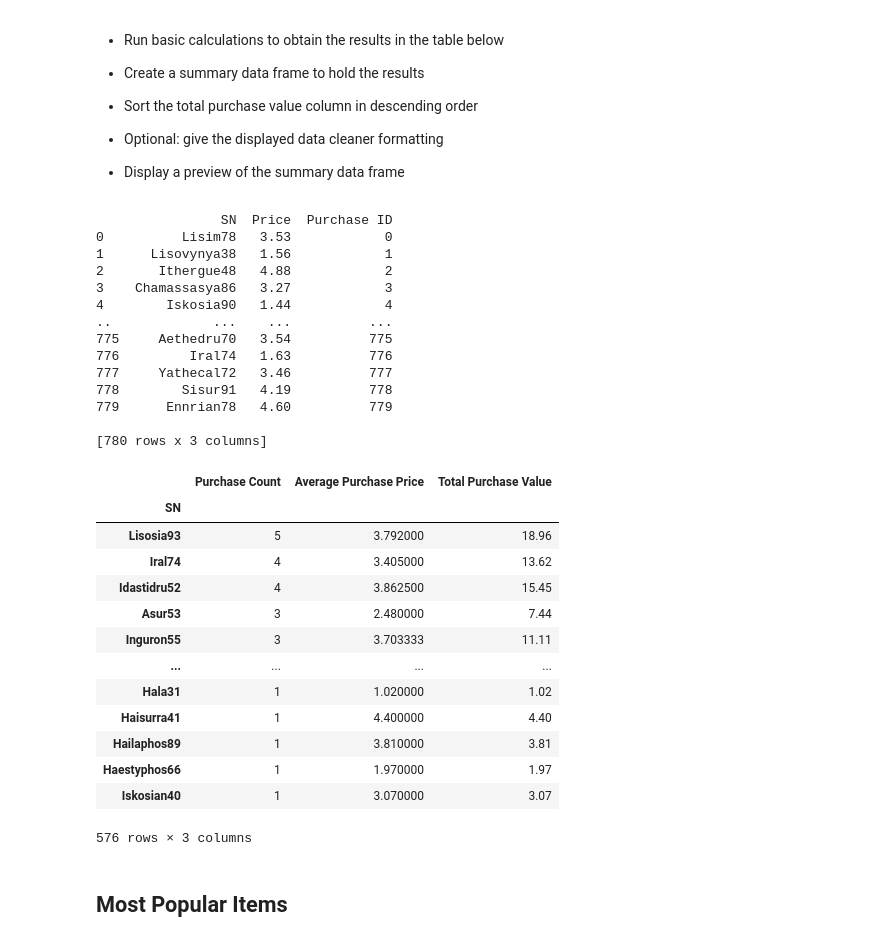
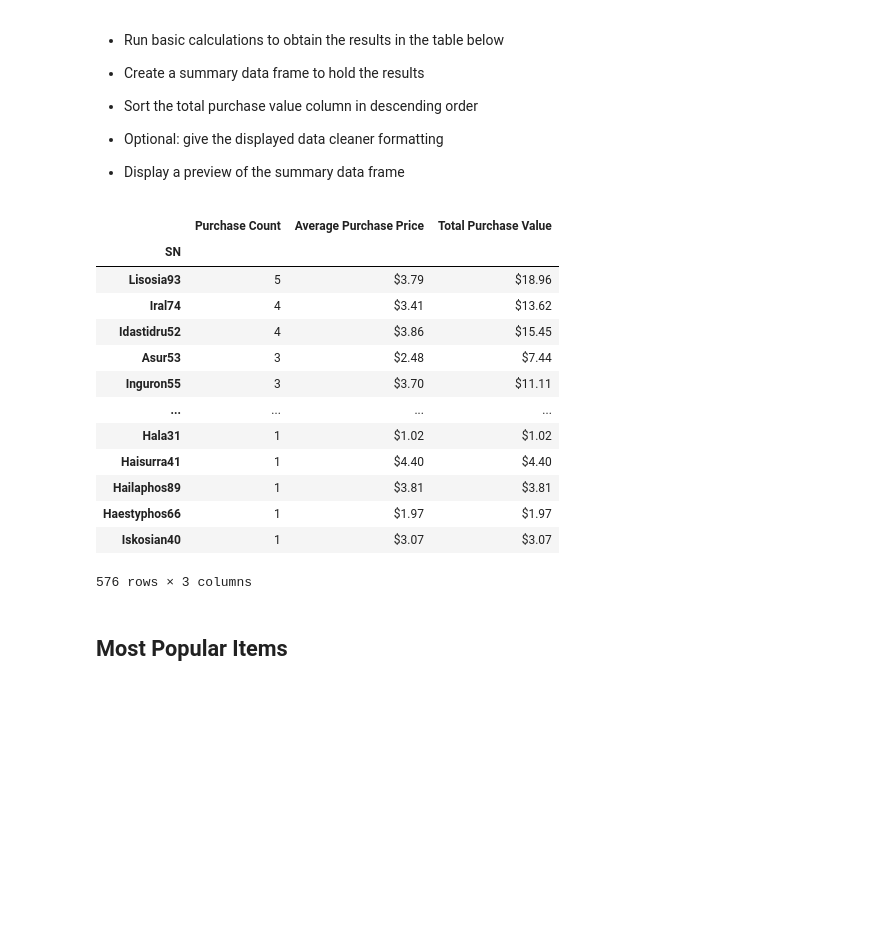
Before and after one commit to chiron-chiron/pandas-challenge, a Jupyter notebook: HeroesOfPymoli/HeroesOfPymoli_starter.ipynb, the cells around one changed output. Cells and saved outputs as stored; diff of their text form; code cells hidden in the pictures; blank space fills up the shorter version.

```diff
--- a/HeroesOfPymoli/HeroesOfPymoli_starter.ipynb
+++ b/HeroesOfPymoli/HeroesOfPymoli_starter.ipynb
@@ -376,67 +376,57 @@ final_summary4
 # %%
 # Read Purchasing File and store into new Pandas data frame
 purchase_data_df2 = pd.read_csv(file_to_load)
+reduced_top_purchase_data_df = purchase_data_df2.loc[:, ["SN","Price","Purchase ID"]]
 
-reduced_top_purchase_data_df = purchase_data_df2.loc[:, ["SN","Price","Purchase ID"]]
-print(reduced_top_purchase_data_df)
 
 # GROUPBY SN
 ## For Purchase Count
 SN_group = reduced_top_purchase_data_df.groupby(["SN"])
 
 ## Retrieve 'Purchase Count'
 SN_group_PC2 = SN_group.count()                                                         # Count
 SN_group_PC_renamed = SN_group_PC2.rename(columns={"Price": "Purchase Count"})          # Rename column
 SN_group_PC_sort = SN_group_PC_renamed.sort_values("Purchase Count", ascending=False)   # Sort accordingly
 final_SN_group_PC = SN_group_PC_sort[["Purchase Count"]]                                # Keep only relevant column
 final_SN_group_PC
 
 ## Retrieve 'Average Purchase Price'
 SN_group_APP = SN_group.mean()                                                          # Average
 SN_group_APP_renamed = SN_group_APP.rename(columns={"Price": "Average Purchase Price"}) # Rename column
 final_SN_group_APP = SN_group_APP_renamed[["Average Purchase Price"]]                   # Keep only relevant column
 final_SN_group_APP
 
 ## Retrieve 'Total Purchase Value'
 SN_group_TPV = SN_group.sum()
 SN_group_TPV_renamed = SN_group_TPV.rename(columns={"Price": "Total Purchase Value"}) # Rename column
 final_SN_group_TPV = SN_group_TPV_renamed[["Total Purchase Value"]]                   # Keep only relevant column
 final_SN_group_TPV
 
 
 ### SUMMARY TABLE
 summary_TS = pd.merge(final_SN_group_PC, final_SN_group_APP, on="SN")
 summary_TS2 = pd.merge(summary_TS, final_SN_group_TPV, on="SN")
+
+
+# Format
+summary_TS2["Average Purchase Price"] = summary_TS2["Average Purchase Price"].astype(float).map("${:,.2f}".format)
+summary_TS2["Total Purchase Value"] = summary_TS2["Total Purchase Value"].astype(float).map("${:,.2f}".format)
 summary_TS2
 # %% [output]
+|  | Purchase Count | Average Purchase Price | Total Purchase Value |
+| SN |  |  |  |
+| Lisosia93 | 5 | $3.79 | $18.96 |
+| Iral74 | 4 | $3.41 | $13.62 |
+| Idastidru52 | 4 | $3.86 | $15.45 |
+| Asur53 | 3 | $2.48 | $7.44 |
+| Inguron55 | 3 | $3.70 | $11.11 |
+| ... | ... | ... | ... |
+| Hala31 | 1 | $1.02 | $1.02 |
+| Haisurra41 | 1 | $4.40 | $4.40 |
+| Hailaphos89 | 1 | $3.81 | $3.81 |
+| Haestyphos66 | 1 | $1.97 | $1.97 |
+| Iskosian40 | 1 | $3.07 | $3.07 |
-                SN  Price  Purchase ID
-0          Lisim78   3.53            0
-1      Lisovynya38   1.56            1
-2       Ithergue48   4.88            2
-3    Chamassasya86   3.27            3
-4        Iskosia90   1.44            4
-..             ...    ...          ...
-775     Aethedru70   3.54          775
-776         Iral74   1.63          776
-777     Yathecal72   3.46          777
-778        Sisur91   4.19          778
-779      Ennrian78   4.60          779
-
-[780 rows x 3 columns]
+576 rows × 3 columns
-|  | Purchase Count | Average Purchase Price | Total Purchase Value |
-| SN |  |  |  |
-| Lisosia93 | 5 | 3.792000 | 18.96 |
-| Iral74 | 4 | 3.405000 | 13.62 |
-| Idastidru52 | 4 | 3.862500 | 15.45 |
-| Asur53 | 3 | 2.480000 | 7.44 |
-| Inguron55 | 3 | 3.703333 | 11.11 |
-| ... | ... | ... | ... |
-| Hala31 | 1 | 1.020000 | 1.02 |
-| Haisurra41 | 1 | 4.400000 | 4.40 |
-| Hailaphos89 | 1 | 3.810000 | 3.81 |
-| Haestyphos66 | 1 | 1.970000 | 1.97 |
-| Iskosian40 | 1 | 3.070000 | 3.07 |
-576 rows × 3 columns
 # %% [markdown]
 ## Most Popular Items
 # %% [markdown]
```
